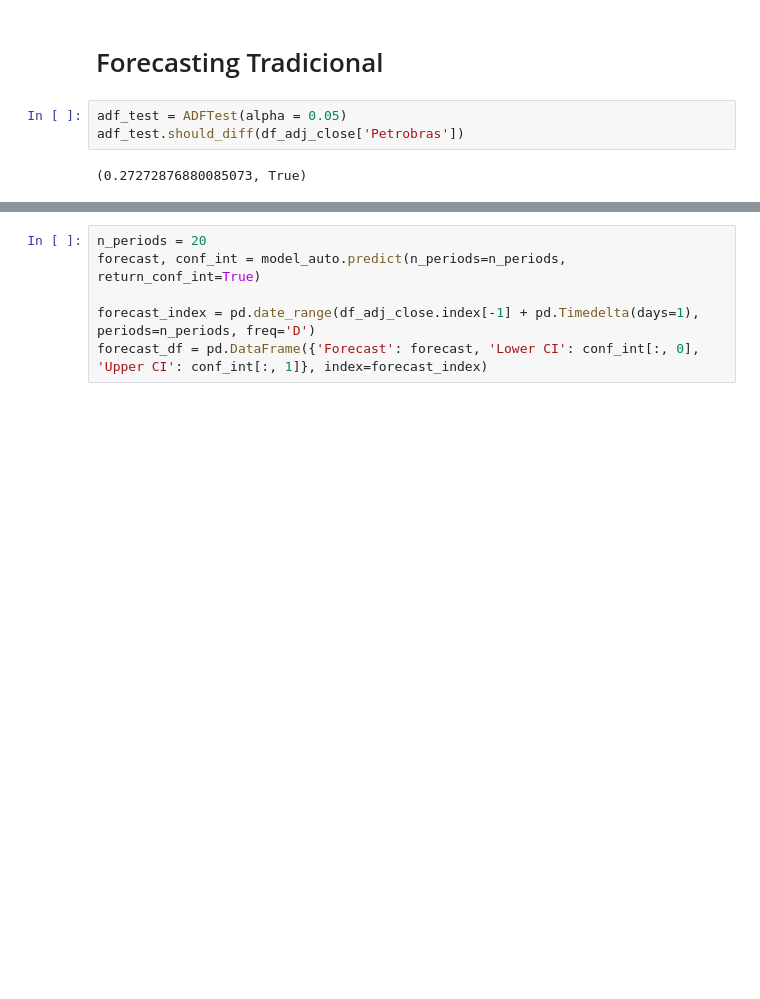
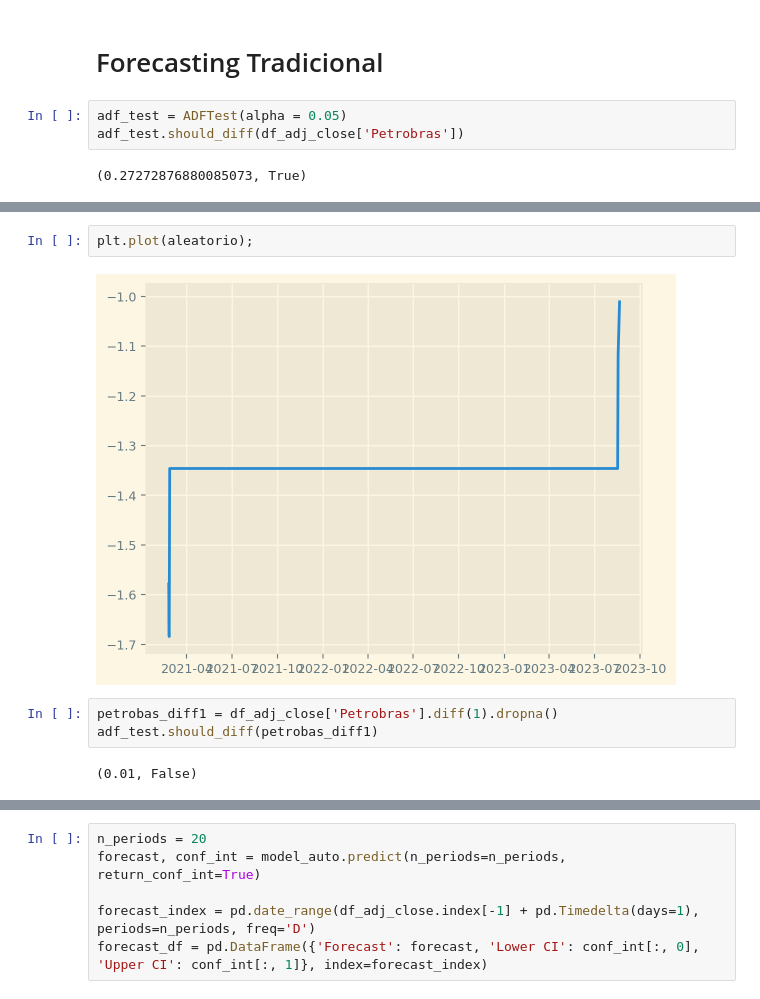
Before and after one commit to filmateus/Dados_Estatistica, a Jupyter notebook: strocks_market_analyses.ipynb, the cells around one changed output, grey strips where cells are left out. Saved outputs shown, nothing was run; the diff lists cells and outputs as text; blank space fills up the shorter version.

```diff
--- a/strocks_market_analyses.ipynb
+++ b/strocks_market_analyses.ipynb
@@ -649,3 +646,12 @@ Name: Petrobras, Length: 1243, dtype: float64
+# %%
+plt.plot(aleatorio);
+# %% [output]
+[figure, added]
+# %%
+petrobas_diff1 = df_adj_close['Petrobras'].diff(1).dropna()
+adf_test.should_diff(petrobas_diff1)
+# %% [output]
+(0.01, False)
 # %%
 data = df_adj_close['Petrobras']
 test_size = int(0.10 * len(data))
```
Also changed, not shown: parts of 10 cells of this notebook.
